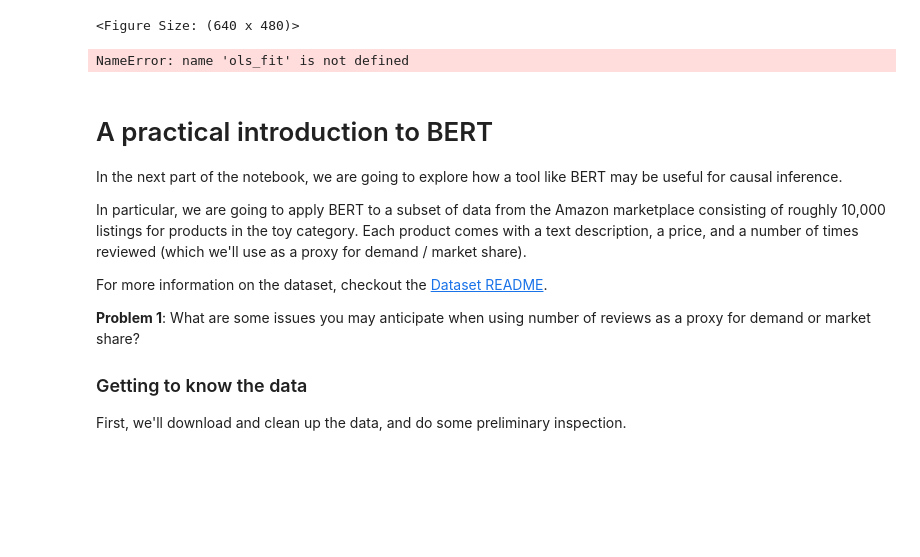
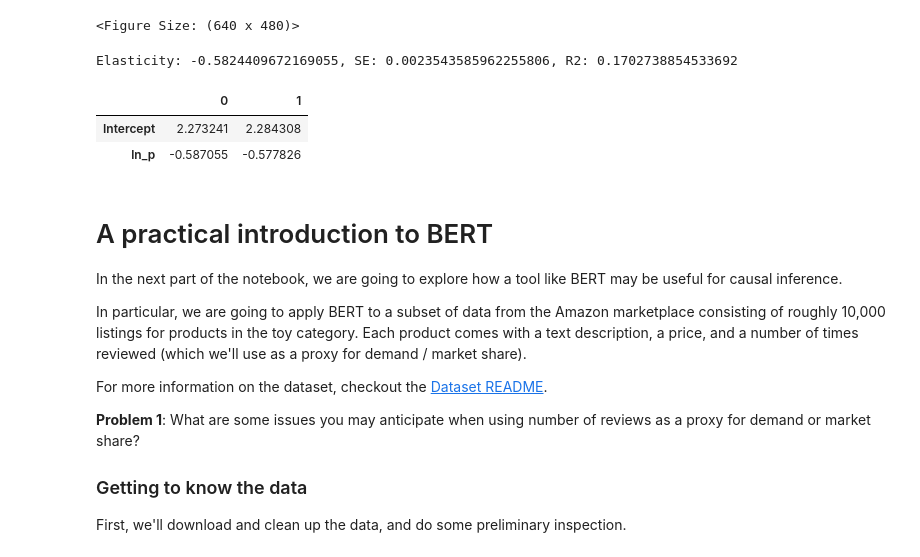
Before and after one commit to jwal1024/Hedonic_DML, a Jupyter notebook: DoubleML_and_Feature_Engineering_with_BERT.ipynb, the cells around one changed output. Cells and saved outputs as stored; diff of their text form; code cells hidden in the pictures; blank space fills up the shorter version.

Commit message:
Base regression model

```diff
--- a/DoubleML_and_Feature_Engineering_with_BERT.ipynb
+++ b/DoubleML_and_Feature_Engineering_with_BERT.ipynb
@@ -131,45 +131,12 @@ import statsmodels.api as sm # get full stats on regressions
-# %%
-import statsmodels.api as sm # get full stats on regressions
-
-def binned_ols(df, x, y, n_bins, plot=True, plot_title='', plot_ax=None, **plt_kwargs):
-    # A visual form of de-noising: bin explanatory variable first,
-    # then take means-per-bin of variable to be explaioned, then
-    # regress/plot
-    x_bin = x + '_bin'
-    df[x_bin] = pd.qcut(df[x], n_bins)
-
-    tmp = df.groupby(x_bin).agg({
-        x: 'mean',
-        y: 'mean'
-    })
-
-    if plot:
-        tmp.plot(
-            x=x,
-            y=y,
-            figsize=(18, 6),
-            title=plot_title,
-            ax=plot_ax,
-            **plt_kwargs
-        )
-
-    del df[x_bin]
-    mdl = sm.OLS(tmp[y], sm.add_constant(tmp[x]))
-    res = mdl.fit()
-    return res
-
-    ols_fit = binned_ols(
-    df_mdl,
-    x='ln_p',
-    y='ln_q',
-    n_bins=15,
-    plot_title='Observe messy relationship between LnP and LnQ'
-)
-
-print(f'"Naive" elasticity estimated to be {ols_fit.params["LnP"]}')
-ols_fit.summary()
-# %% [output]
-NameError: name 'ols_fit' is not defined
+# %%
+result = sm.ols('ln_q ~ ln_p ', data=df).fit() # + C(subcat)
+print('Elasticity: {}, SE: {}, R2: {}'.format(result.params['ln_p'],result.bse['ln_p'], result.rsquared_adj))
+result.conf_int(alpha=0.05)
+# %% [output]
+Elasticity: -0.5824409672169055, SE: 0.0023543585962255806, R2: 0.1702738854533692
+|  | 0 | 1 |
+| Intercept | 2.273241 | 2.284308 |
+| ln_p | -0.587055 | -0.577826 |
 # %% [markdown]
 # A practical introduction to BERT
 
```
Also changed, not shown: parts of 7 cells of this notebook.
